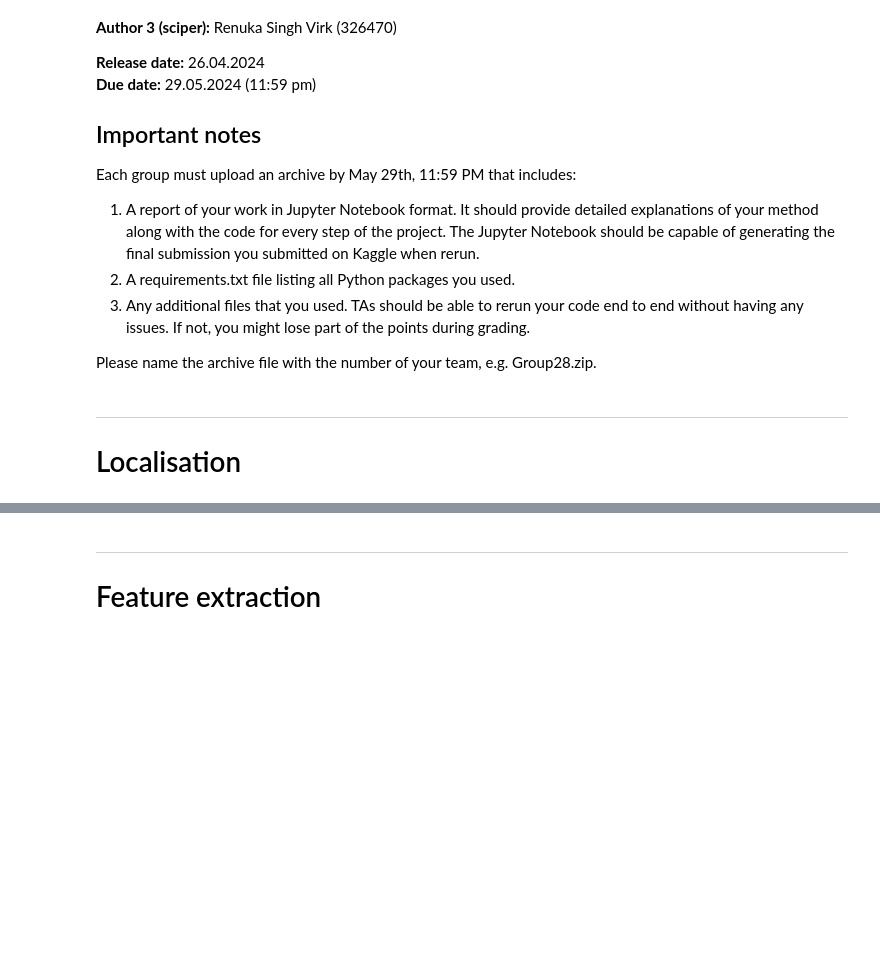
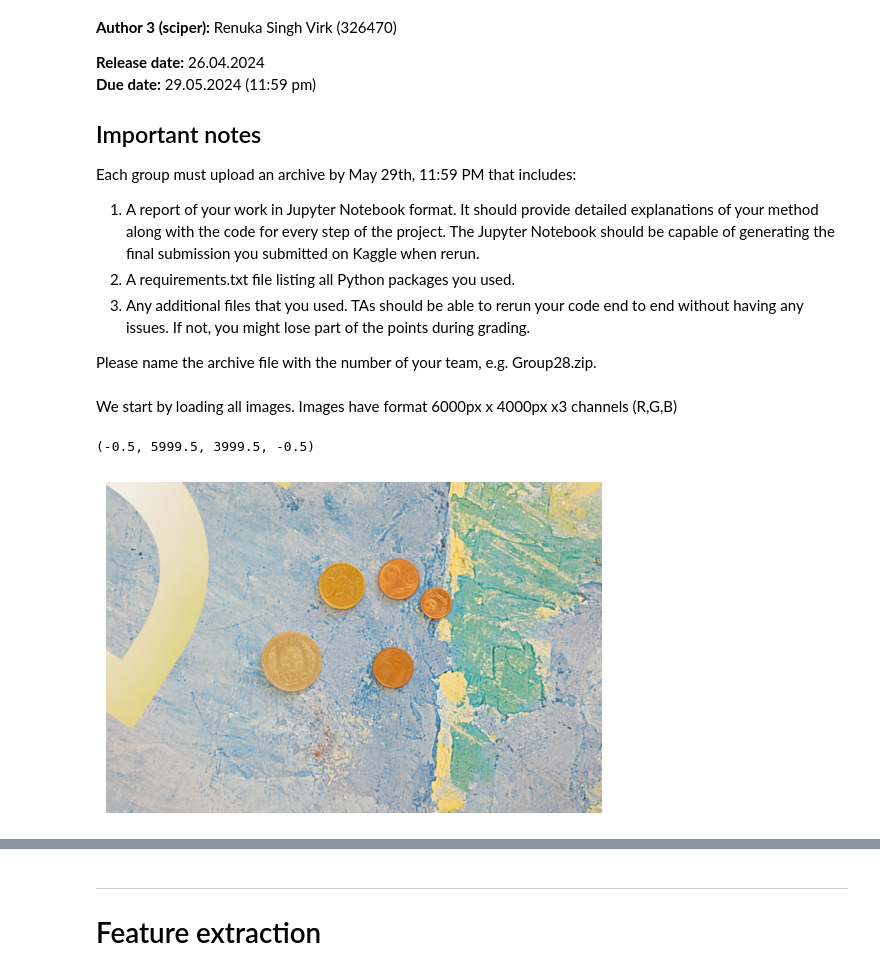
Before and after one commit to renukasinghvirk/Project_imageanalysis, a Jupyter notebook: Group56.ipynb, the cells around one changed output, grey strips where cells are left out. Saved outputs shown, nothing was run; the diff lists cells and outputs as text; code cells hidden in the pictures; blank space fills up the shorter version.

```diff
--- a/Group56.ipynb
+++ b/Group56.ipynb
@@ -43,3 +44,18 @@ from datetime import datetime
-# %% [markdown]
----
-# Localisation
+# %% [markdown]
+We start by loading all images. Images have format 6000px x 4000px x3 channels (R,G,B)
+# %%
+# Define path
+path = os.path.join("iapr24-coin-counter", "train", "2. noisy_bg", "L1010325.JPG")
+
+# Load image
+img = np.array(Image.open(path))
+
+# Binarize image => grayscale
+gray = cv2.cvtColor(img, cv2.COLOR_BGR2GRAY)
+
+# Display image
+plt.imshow(img)
+plt.axis('off')
+# %% [output]
+(-0.5, 5999.5, 3999.5, -0.5)
+[figure, added]
```
Also changed, not shown: parts of 4 cells of this notebook.
